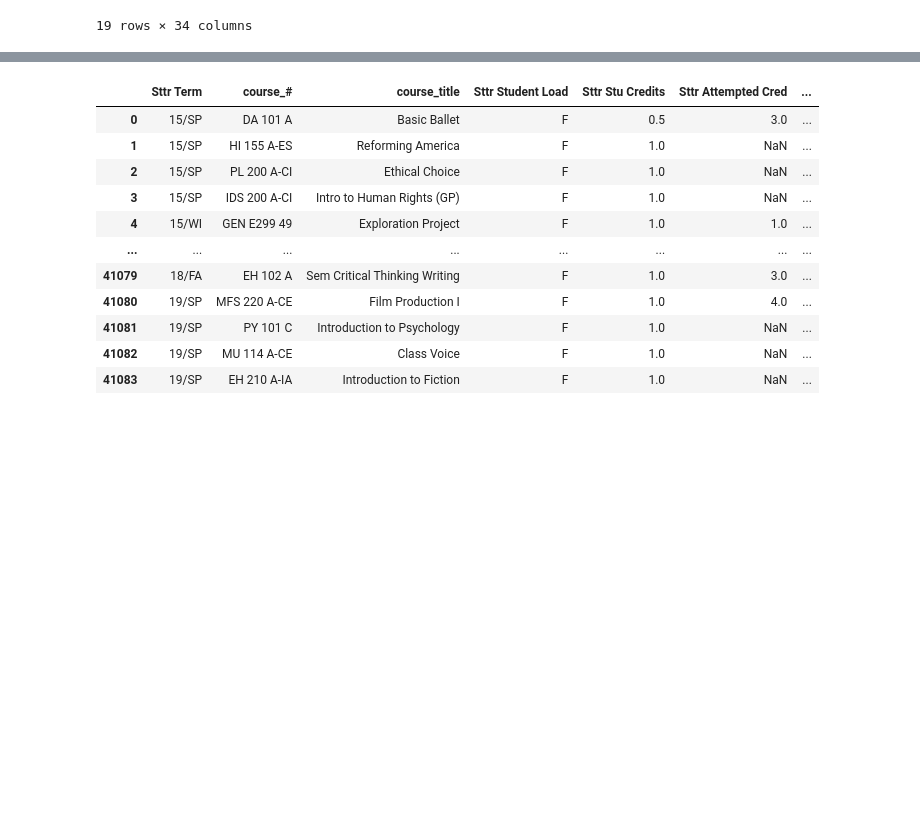
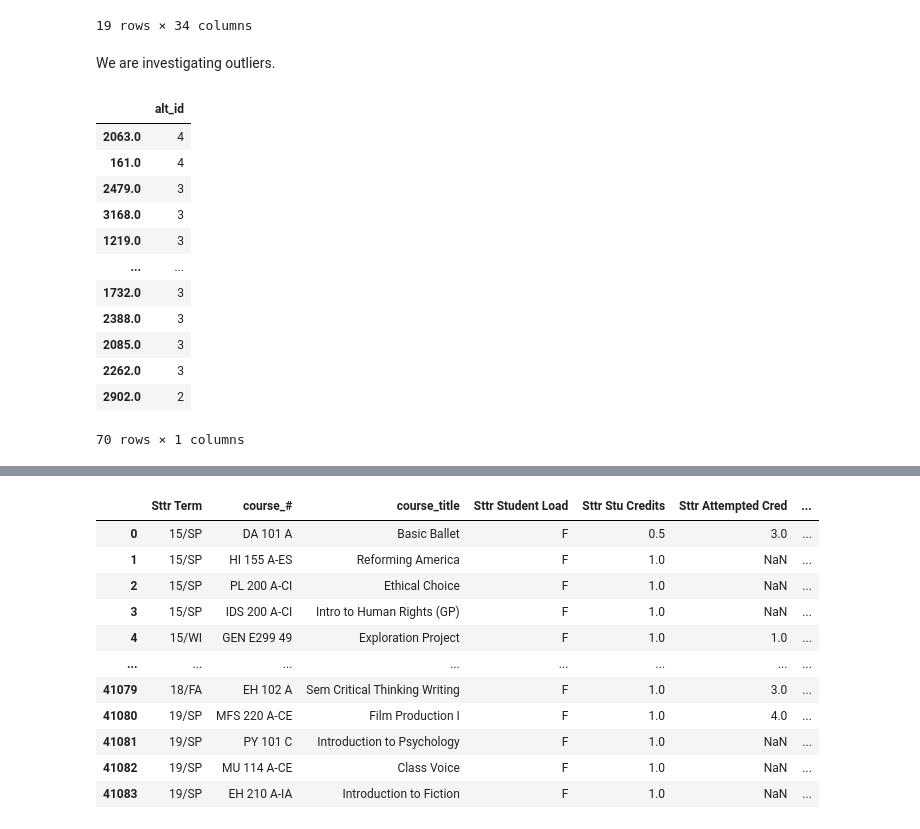
Before and after one commit to dcalexan/bsc_student_success, a Jupyter notebook: notebooks/dorothy/dorothy.ipynb, the cells around one changed output, grey strips where cells are left out. Drawn from its saved outputs; the diff is of its cells as text; code cells hidden in the pictures; blank space fills up the shorter version.

```diff
--- a/notebooks/dorothy/dorothy.ipynb
+++ b/notebooks/dorothy/dorothy.ipynb
@@ -110,3 +110,23 @@ df.tail(19)
 | 51516 | 21/SP | ED 313 A-IA | Language & Literacy I | F | 1.00 | 4.0 | ... |
 | 51517 | 21/SP | HI 277 A | Spec Top: Europe Since 1945 | F | 1.00 | 4.0 | ... |
 19 rows × 34 columns
+# %% [markdown]
+We are investigating outliers.
+# %%
+dfIDS = pd.DataFrame(df.alt_id.value_counts(ascending=False))
+# %%
+dfIDS.tail(70)
+# %% [output]
+|  | alt_id |
+| 2063.0 | 4 |
+| 161.0 | 4 |
+| 2479.0 | 3 |
+| 3168.0 | 3 |
+| 1219.0 | 3 |
+| ... | ... |
+| 1732.0 | 3 |
+| 2388.0 | 3 |
+| 2085.0 | 3 |
+| 2262.0 | 3 |
+| 2902.0 | 2 |
+70 rows × 1 columns
```
Also changed, not shown: parts of 39 cells of this notebook.
